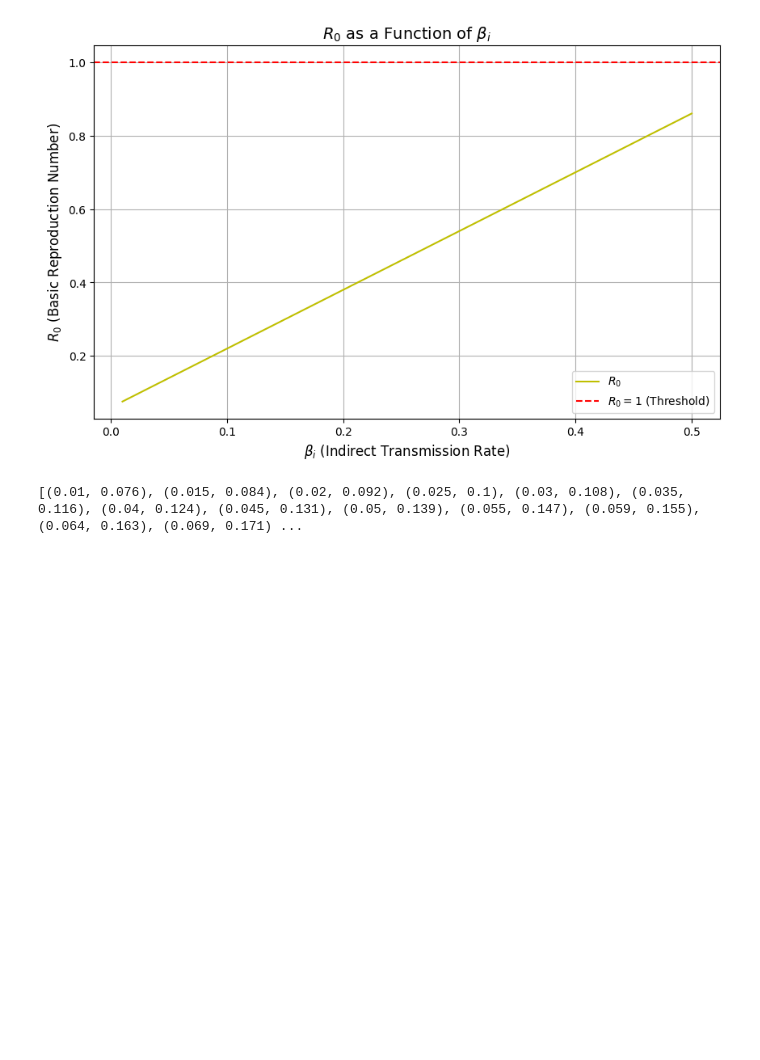
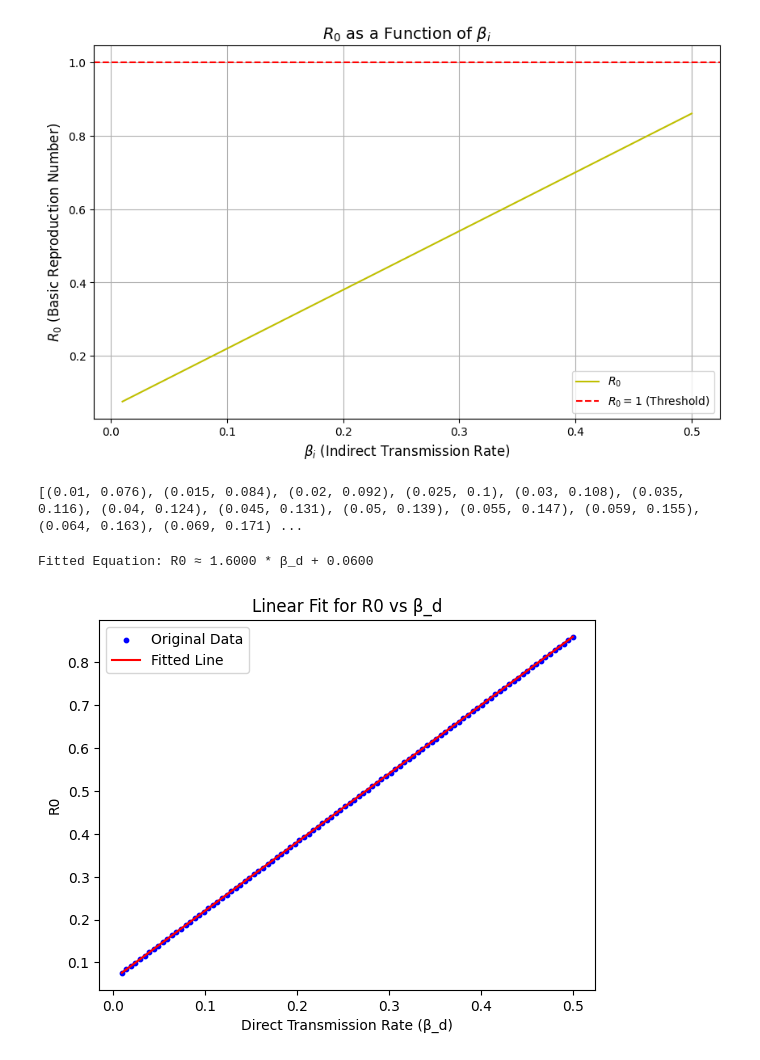
Before and after one commit to nazabu/WNS-Mathematical-Simulation, a Jupyter notebook: src/R0 vs Parameter/R0_Beta_i.ipynb, the cells around one changed output. Saved outputs shown, nothing was run; the diff lists cells and outputs as text; code cells hidden in the pictures; blank space fills up the shorter version.

```diff
--- a/src/R0 vs Parameter/R0_Beta_i.ipynb
+++ b/src/R0 vs Parameter/R0_Beta_i.ipynb
@@ -33,3 +33,21 @@ print([tuple((round(float(beta_i), 3), round(float(R0), 3))) for beta_i, R0 in z
 # %% [output]
 [figure]
 [(0.01, 0.076), (0.015, 0.084), (0.02, 0.092), (0.025, 0.1), (0.03, 0.108), (0.035, 0.116), (0.04, 0.124), (0.045, 0.131), (0.05, 0.139), (0.055, 0.147), (0.059, 0.155), (0.064, 0.163), (0.069, 0.171) ...
+# %%
+# Fit a linear model (degree = 1)
+m, b = np.polyfit(beta_i_range, R0_values, 1)
+
+# Print the best-fit equation
+print(f"Fitted Equation: R0 ≈ {m:.4f} * β_d + {b:.4f}")
+
+# Plot the original data and the fitted line
+plt.scatter(beta_i_range, R0_values, label="Original Data", color="blue", s=10)
+plt.plot(beta_i_range, m * beta_i_range + b, label="Fitted Line", color="red")
+plt.xlabel("Direct Transmission Rate (β_d)")
+plt.ylabel("R0")
+plt.legend()
+plt.title("Linear Fit for R0 vs β_d")
+plt.show()
+# %% [output]
+Fitted Equation: R0 ≈ 1.6000 * β_d + 0.0600
+[figure, added]
```
